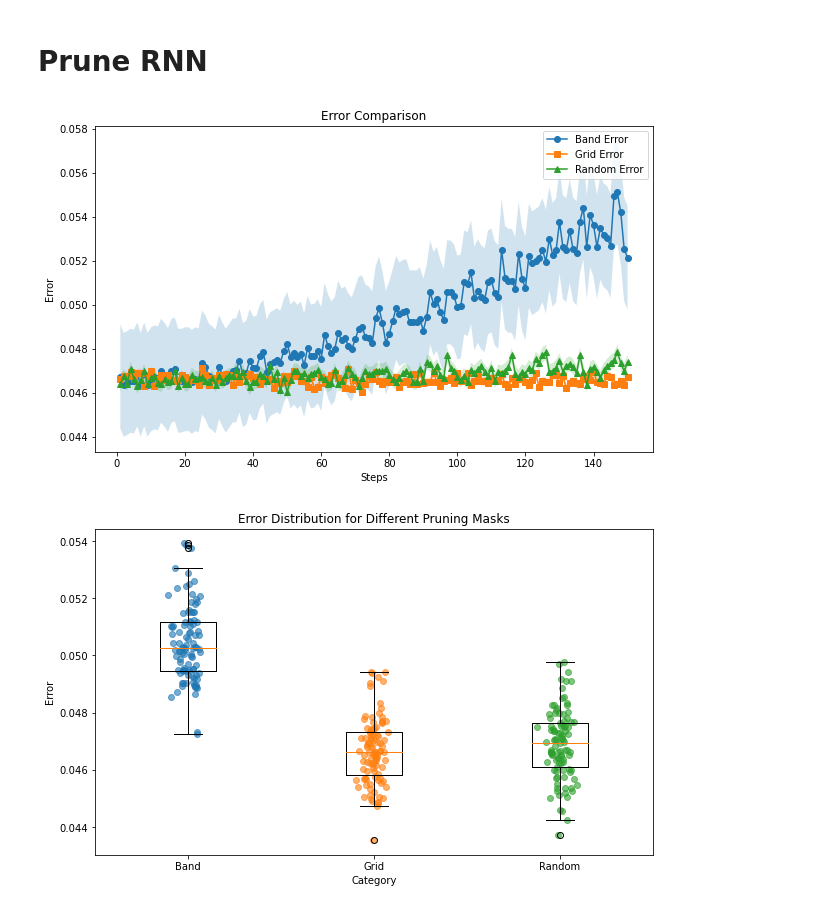
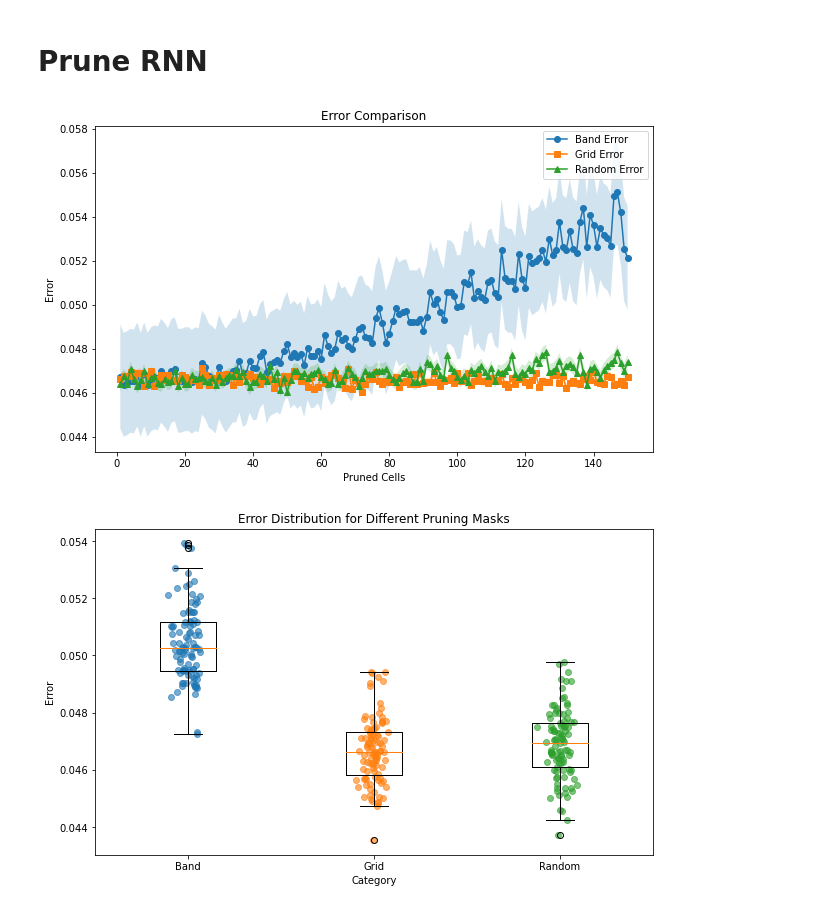
Before and after one commit to Coco233333/grid-pattern-formation, a Jupyter notebook: inspect_model.ipynb, the cells around one changed output. Drawn from its saved outputs; the diff is of its cells as text; code cells hidden in the pictures.

```diff
--- a/inspect_model.ipynb
+++ b/inspect_model.ipynb
@@ -338,6 +340,7 @@ print('selected cell number:',index_band.shape[0])
 for i in range(n_sub**2):
     x = i // n_sub
     y = i % n_sub
+    ax[x, y].set_title(f'Cell {index_band[i]}')
     ax[x,y].imshow(ratemap[index_band[i]])
 # %% [output]
 selected cell number: 505
@@ -432,7 +424,7 @@ print(sigma_params[i])
 # 绘制direction比较高的orientation tuning
 score_thres = 8.0
 index = np.argsort(-score)
-index_direction = np.where((direction_scores > 0.9) & (A_params > 10) & (np.abs(sigma_params) < 4))[0]
+index_direction = np.where((direction_scores > 0.9) & (A_params > 0.01) & (np.abs(sigma_params) < 4))[0]
 index_band = np.intersect1d(index_direction, np.where(score > score_thres)[0])
 
 n_sub = 5
@@ -465,0 +458,37 @@ plt.show()
+# %%
+i = 434
+# print(direction_scores[i])
+# print(A_params[i])
+print(mu_params[i])
+# print(sigma_params[i])
+print(phi[i])
+print(phase_diff[i])
+# %%
+# stange_idx_ = np.where((phase_diff > 1.5) & (phase_diff < 1.7))[0]
+stange_idx_ = np.where((phase_diff > -0.3) & (phase_diff < 0.3))[0]
+stange_idx = np.intersect1d(stange_idx_, index_band)
+print('selected cell number:', stange_idx.shape[0])
+
+n_sub = 5
+res = 50
+fig, ax = plt.subplots(n_sub, n_sub, figsize=(15, 15))
+fig.patch.set_facecolor('white')  # 设置整个大图的背景颜色为红色
+theta = np.linspace(-np.pi, np.pi, res * 2)
+for i in range(min(n_sub**2, len(stange_idx))):
+    x = i // n_sub
+    y = i % n_sub
+    ax[x, y].plot(theta, activations_theta[stange_idx[i]])
+    ax[x, y].set_title(f'Cell {stange_idx[i]}')
+    ax[x, y].set_xlabel('Theta')
+    ax[x, y].set_ylabel('Activation')
+plt.tight_layout()
+plt.show()
+
+fig, ax = plt.subplots(n_sub, n_sub, figsize=(15, 15))
+fig.patch.set_facecolor('white')  # 设置整个大图的背景颜色为红色
+for i in range(n_sub**2):
+    x = i // n_sub
+    y = i % n_sub
+    ax[x, y].imshow(ratemap[stange_idx[i]])
+plt.tight_layout()
+plt.show()
@@ -1251,33 +1284,33 @@ np.save('rand_err.npy', rand_err)
 # %%
 # 创建一个 x 轴的范围
 x = range(1, 151)
 
 # 计算误差的标准差
 band_err_std = np.std(band_err)
 grid_err_std = np.std(grid_err)
 rand_err_std = np.std(rand_err)
 
 # 绘制折线图
 plt.figure(figsize=(10, 6))
 plt.plot(x, band_err, label='Band Error', marker='o')
 plt.fill_between(x, np.array(band_err) - band_err_std, np.array(band_err) + band_err_std, alpha=0.2)
 plt.plot(x, grid_err, label='Grid Error', marker='s')
 plt.fill_between(x, np.array(grid_err) - grid_err_std, np.array(grid_err) + grid_err_std, alpha=0.2)
 plt.plot(x, rand_err, label='Random Error', marker='^')
 plt.fill_between(x, np.array(rand_err) - rand_err_std, np.array(rand_err) + rand_err_std, alpha=0.2)
 
 # 设置图形标题和轴标签
 plt.title('Error Comparison')
-plt.xlabel('Steps')
+plt.xlabel('Pruned Cells')
 plt.ylabel('Error')
 
 # 添加图例
 plt.legend()
 
 # 显示图形
 plt.show()
 # %% [output]
-[figure, old version]
+[figure, new version]
 # %%
 # 将误差数据组织成一个列表
 data = [band_err, grid_err, rand_err]
```
Also changed, not shown: parts of 11 cells of this notebook, 2 other files.
